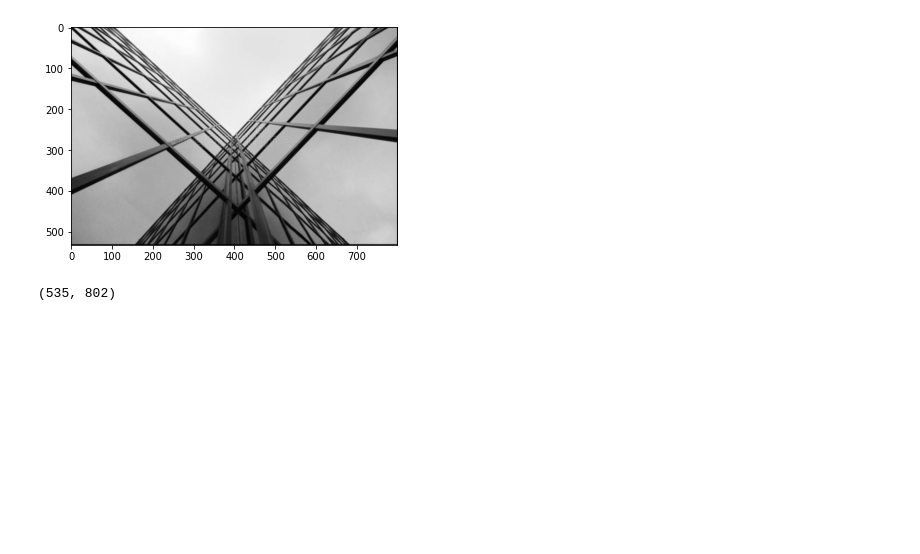
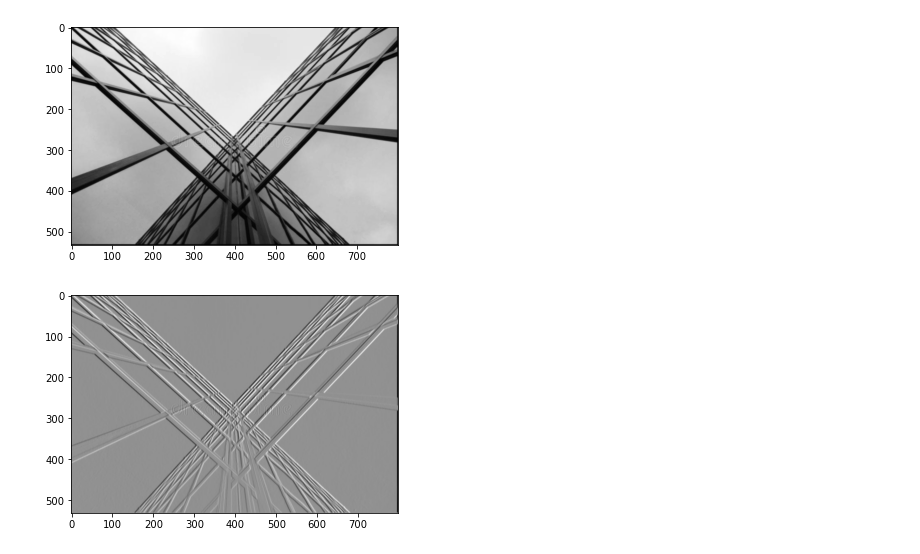
Before and after one commit to JHludwolf/AgentesInteligentes, a Jupyter notebook: Segundo Parcial/BorderDetection/BorderDetection.ipynb, the cells around one changed output. Drawn from its saved outputs; the diff is of its cells as text; code cells hidden in the pictures; blank space fills up the shorter version.

```diff
--- a/Segundo Parcial/BorderDetection/BorderDetection.ipynb
+++ b/Segundo Parcial/BorderDetection/BorderDetection.ipynb
@@ -119,6 +136,9 @@ plt.show()
 # %% [output]
 [figure]
 # %%
-big_image.shape
+image_gradx=convolve(image_blur,prewitt)
+plt.figure()
+plt.imshow(image_gradx, cmap='gray')
+plt.show()
 # %% [output]
-(535, 802)
+[figure, added]
```
Also changed, not shown: parts of 10 cells of this notebook.
